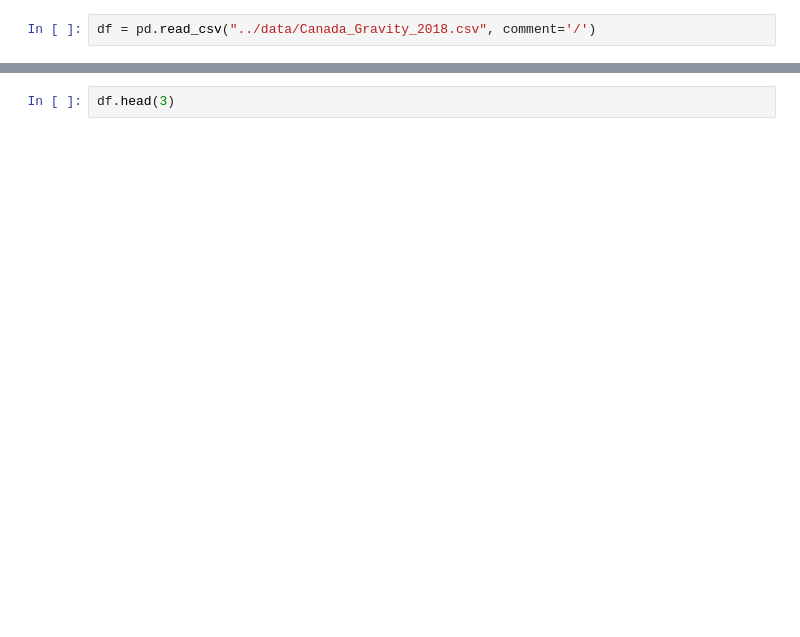
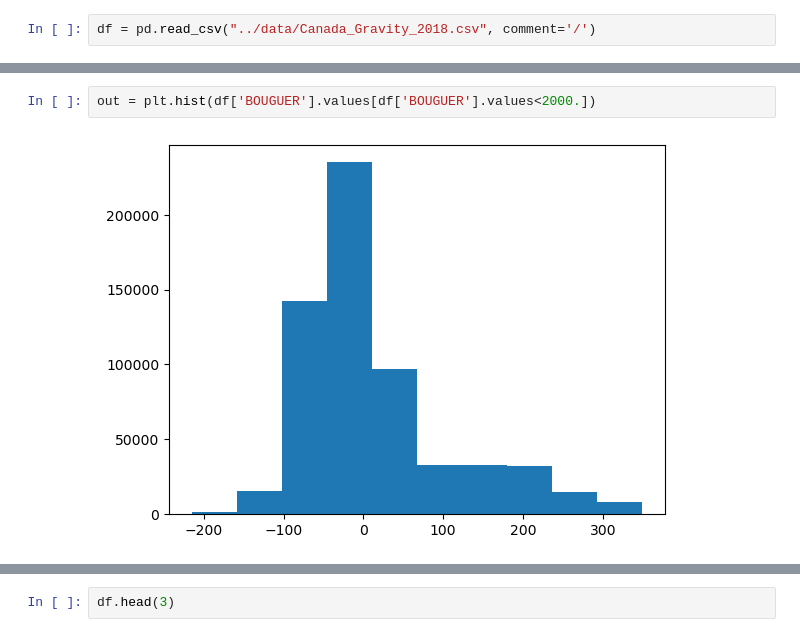
Before and after one commit to ginabilic/geol_4330_canada_wide_gravity, a Jupyter notebook: notebooks/load_gravity_data.ipynb, the cells around one changed output, grey strips where cells are left out. Saved outputs shown, nothing was run; the diff lists cells and outputs as text; blank space fills up the shorter version.

```diff
--- a/notebooks/load_gravity_data.ipynb
+++ b/notebooks/load_gravity_data.ipynb
@@ -8,0 +62,4 @@ df = pd.read_csv("../data/Canada_Gravity_2018.csv", comment='/')
+# %%
+out = plt.hist(df['BOUGUER'].values[df['BOUGUER'].values<2000.])
+# %% [output]
+[figure, added]
```
Also changed, not shown: parts of 15 cells of this notebook, 1 other file.
